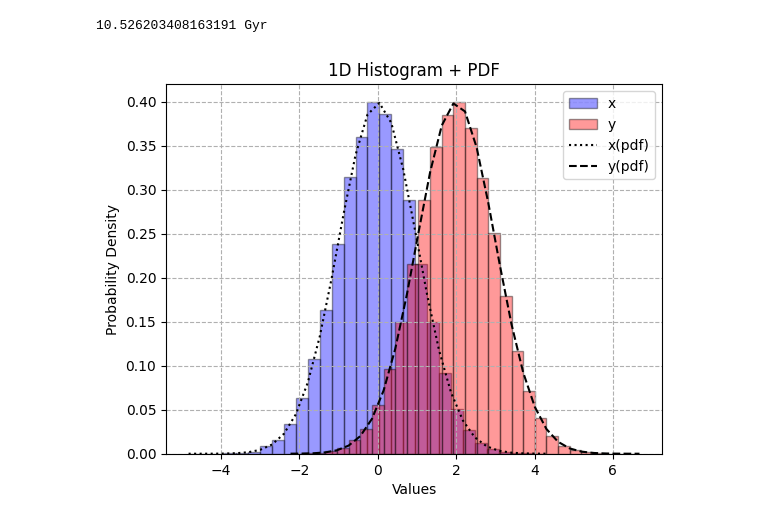
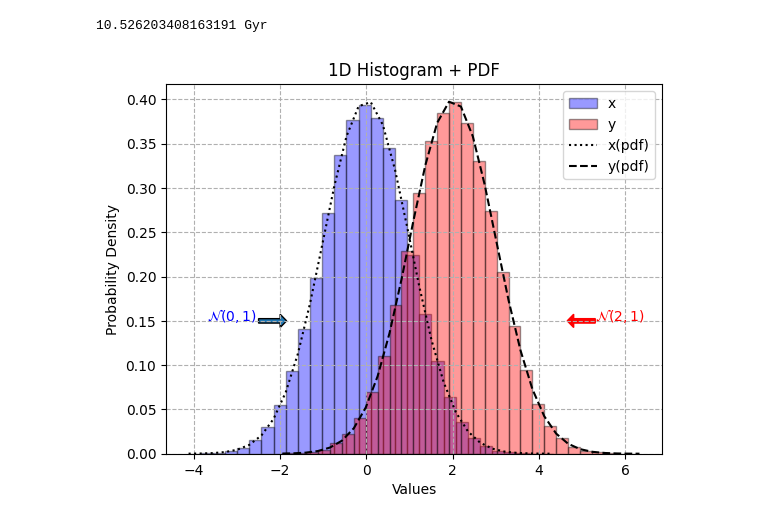
Before and after one commit to Preenis4/PROGNUM-repo, a Jupyter notebook: Task4/SHESS4.ipynb, the cells around one changed output. Cells and saved outputs as stored; diff of their text form; code cells hidden in the pictures.

```diff
--- a/Task4/SHESS4.ipynb
+++ b/Task4/SHESS4.ipynb
@@ -173,27 +173,35 @@ print(final)
 # %%
 #4.21
 import matplotlib.pyplot as plt
 import matplotlib.axes as ax
+import matplotlib
 import numpy as np
 from scipy.stats import norm
 
 x = np.random.normal(0, 1, 100000)
 y = np.random.normal(2, 1, 100000)
 
 plt.figure(0)
 xcount, xbins, _ = plt.hist(x, 30, density=True, label="x", alpha=0.4, color="blue", edgecolor='black')
 ycount, ybins, _ = plt.hist(y, 30, density=True, label='y', alpha=0.4, color='red', edgecolor='black')
 plt.plot(xbins, norm.pdf(xbins, 0, 1),'k:', label='x(pdf)')
 plt.plot(ybins, norm.pdf(ybins, 2, 1),'k--' , label='y(pdf)')
 plt.grid(True, linestyle='--')
 plt.xlabel('Values')
 plt.ylabel('Probability Density')
 plt.title('1D Histogram + PDF')
+
+plt.annotate('$\mathcal{N}(0,1) $', (-3.7, 0.15), color ='blue')
+plt.arrow(-2.5, 0.15, 0.5, 0, width=0.005, head_length=0.15)
+
+plt.annotate('$\mathcal{N}(2,1) $', (5.3, 0.15), color = 'red')
+plt.arrow(5.3, 0.15, -0.5, 0, width=0.005, head_length=0.15, color='red')
+
 plt.legend()
 
 plt.show()
 # %% [output]
-[figure, old version]
+[figure, new version]
 # %%
 import numpy as np
 import matplotlib.pyplot as plt
```
Also changed, not shown: parts of 4 cells of this notebook.
